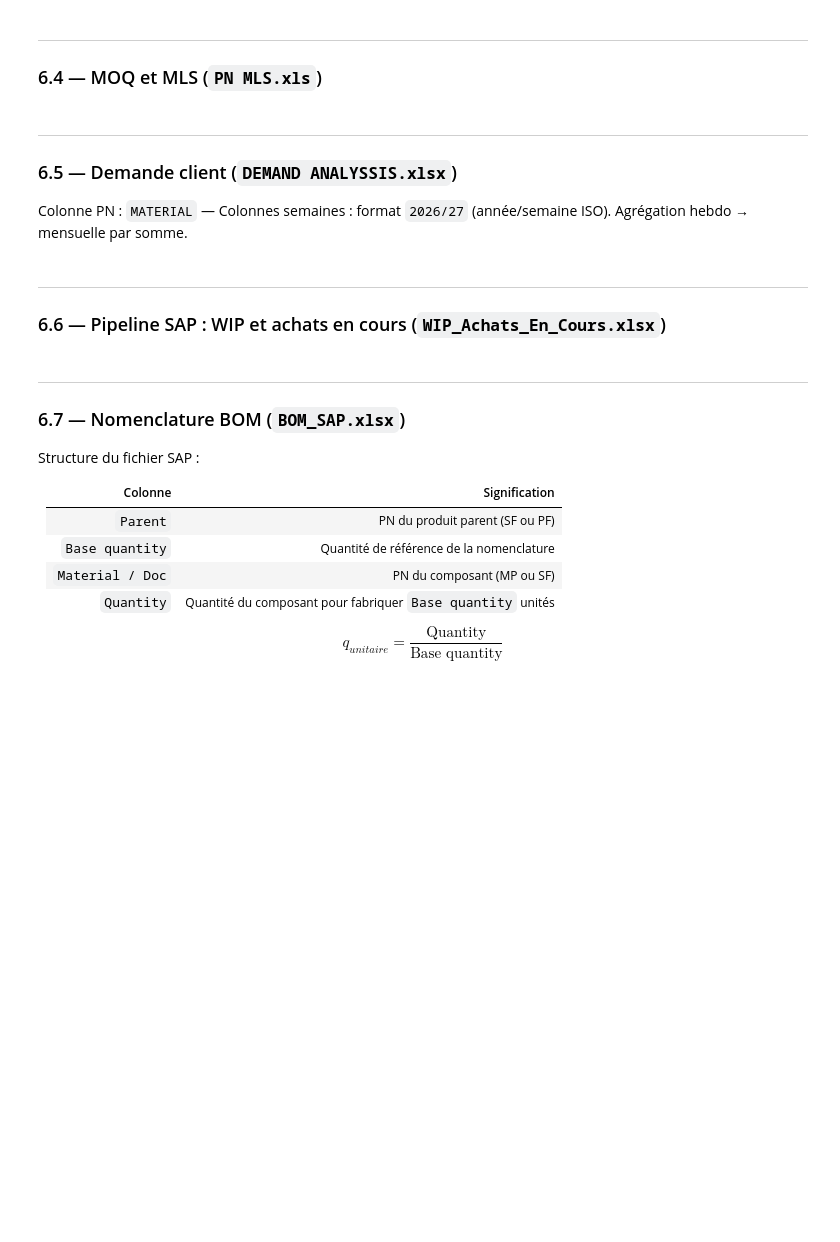
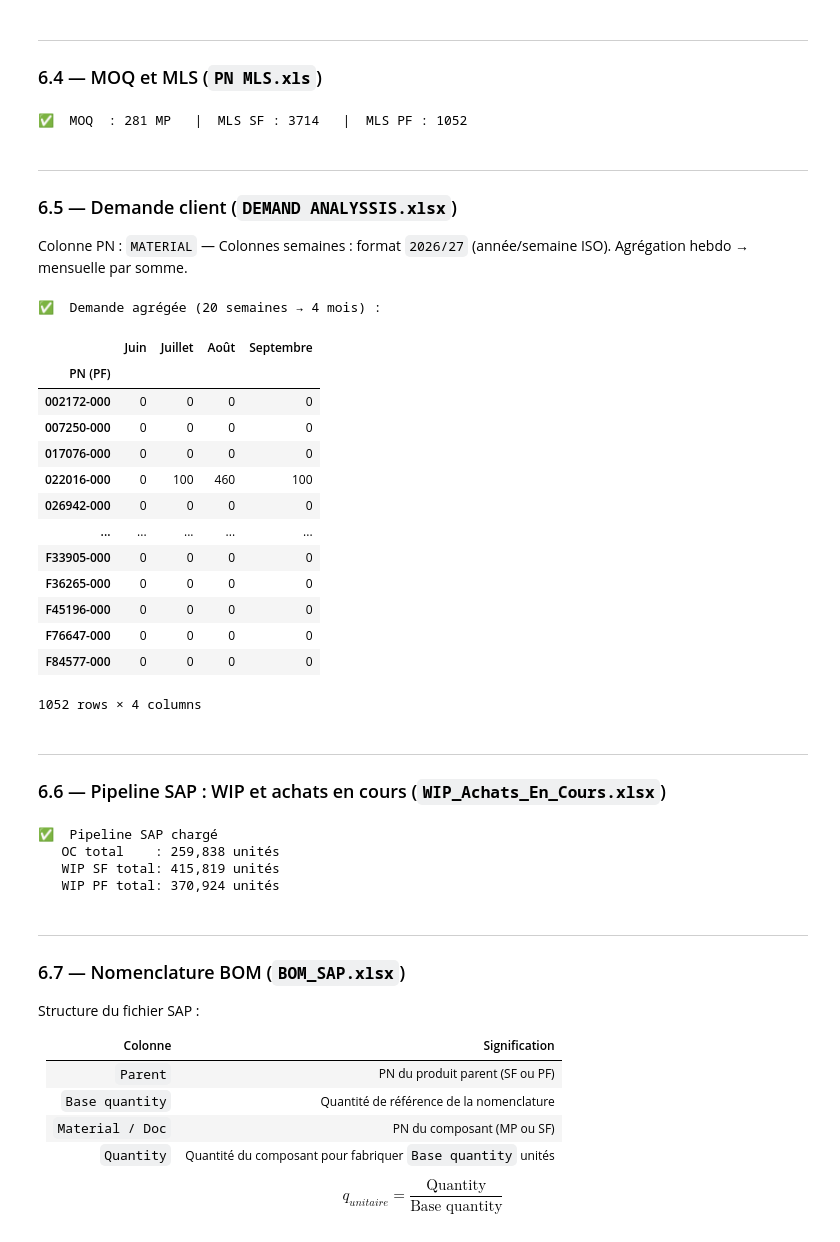
Before and after one commit to Younesmoussaoui/OPTIMISATION-STOCK, a Jupyter notebook: modelisation_stock_MILP_CLEAN.ipynb, the cells around one changed output. Cells and saved outputs as stored; diff of their text form; code cells hidden in the pictures; blank space fills up the shorter version.

```diff
--- a/modelisation_stock_MILP_CLEAN.ipynb
+++ b/modelisation_stock_MILP_CLEAN.ipynb
@@ -747,7 +789,7 @@ display(df_lt_aff)
 ---
 ### 6.4 — MOQ et MLS (`PN MLS.xls`)
 # %%
-df_moq = pd.read_excel(f("PN MLS.xls"))
+df_moq = pd.read_excel(f("/content/sample_data/PN MLS.xls"))
 df_moq.columns = df_moq.columns.str.strip()
 df_moq["Material"] = df_moq["Material"].apply(norm)
 moq_series = df_moq.set_index("Material")["Cur. Minimum lot size"]
@@ -762,6 +804,8 @@ MLS_SF = {j: get_moq(j) for j in J}
 MLS_PF = {l: get_moq(l) for l in L}
 
 print(f"✅  MOQ  : {len(MOQ)} MP   |  MLS SF : {len(MLS_SF)}   |  MLS PF : {len(MLS_PF)}")
+# %% [output]
+✅  MOQ  : 281 MP   |  MLS SF : 3714   |  MLS PF : 1052
 # %% [markdown]
 ---
 ### 6.5 — Demande client (`DEMAND ANALYSSIS.xlsx`)
@@ -781,39 +825,55 @@ def semaine_vers_t(col):
     mois = max(1, min(12, mois))
     return {6: 1, 7: 2, 8: 3, 9: 4}.get(mois, None)
 
-df_dem = pd.read_excel(f("DEMAND ANALYSSIS.xlsx"))
+df_dem = pd.read_excel(f("/content/sample_data/DEMAND ANALYSSIS.xlsx"))
 df_dem.columns = [str(c).strip() for c in df_dem.columns]
 df_dem["MATERIAL"] = df_dem["MATERIAL"].apply(norm)
 df_dem = df_dem[df_dem["MATERIAL"].isin(L)].set_index("MATERIAL")
 
 # Colonnes semaines dans l'horizon
 week_to_t_local = {col: semaine_vers_t(col) for col in df_dem.columns
                    if semaine_vers_t(col) is not None}
 
 if not week_to_t_local:
     raise ValueError(
         "Aucune colonne semaine dans l'horizon juin-septembre.\n"
         "Format attendu : '2026/23' … '2026/39'\n"
         "Colonnes dispo : " + str(list(df_dem.columns[:10]))
     )
 
 # Conversion numérique et agrégation
 for col in week_to_t_local:
     df_dem[col] = pd.to_numeric(df_dem[col], errors="coerce").fillna(0)
 
 demande = {}
 for l in L:
     for t in T:
         cols_t = [w for w, v in week_to_t_local.items() if v == t]
         if l in df_dem.index and cols_t:
             demande[(l, t)] = int(df_dem.loc[l, cols_t].sum())
         else:
             demande[(l, t)] = 0
 
 df_agg = pd.DataFrame({noms_periodes[t]: {l: demande[(l,t)] for l in L} for t in T})
 df_agg.index.name = "PN (PF)"
 print(f"✅  Demande agrégée ({len(week_to_t_local)} semaines → 4 mois) :")
 display(df_agg)
+# %% [output]
+✅  Demande agrégée (20 semaines → 4 mois) :
+|  | Juin | Juillet | Août | Septembre |
+| PN (PF) |  |  |  |  |
+| 002172-000 | 0 | 0 | 0 | 0 |
+| 007250-000 | 0 | 0 | 0 | 0 |
+| 017076-000 | 0 | 0 | 0 | 0 |
+| 022016-000 | 0 | 100 | 460 | 100 |
+| 026942-000 | 0 | 0 | 0 | 0 |
+| ... | ... | ... | ... | ... |
+| F33905-000 | 0 | 0 | 0 | 0 |
+| F36265-000 | 0 | 0 | 0 | 0 |
+| F45196-000 | 0 | 0 | 0 | 0 |
+| F76647-000 | 0 | 0 | 0 | 0 |
+| F84577-000 | 0 | 0 | 0 | 0 |
+1052 rows × 4 columns
 # %% [markdown]
 ---
 ### 6.6 — Pipeline SAP : WIP et achats en cours (`WIP_Achats_En_Cours.xlsx`)
@@ -822,7 +882,7 @@ OC     = {i: {t: 0.0 for t in T} for i in I}
 WIP_SF = {j: {t: 0.0 for t in T} for j in J}
 WIP_PF = {l: {t: 0.0 for t in T} for l in L}
 
-xl = f("WIP_Achats_En_Cours.xlsx")
+xl = f("/content/sample_data/WIP_Achats_En_Cours.xlsx")
 
 def charger_pipeline(sheet, col_pn, col_qte, dico, liste_valide):
     try:
@@ -849,6 +909,11 @@ print(f"✅  Pipeline SAP chargé")
 print(f"   OC total    : {tot_oc:,.0f} unités")
 print(f"   WIP SF total: {tot_wsf:,.0f} unités")
 print(f"   WIP PF total: {tot_wpf:,.0f} unités")
+# %% [output]
+✅  Pipeline SAP chargé
+   OC total    : 259,838 unités
+   WIP SF total: 415,819 unités
+   WIP PF total: 370,924 unités
 # %% [markdown]
 ---
 ### 6.7 — Nomenclature BOM (`BOM_SAP.xlsx`)
```
Also changed, not shown: parts of 12 cells of this notebook.
